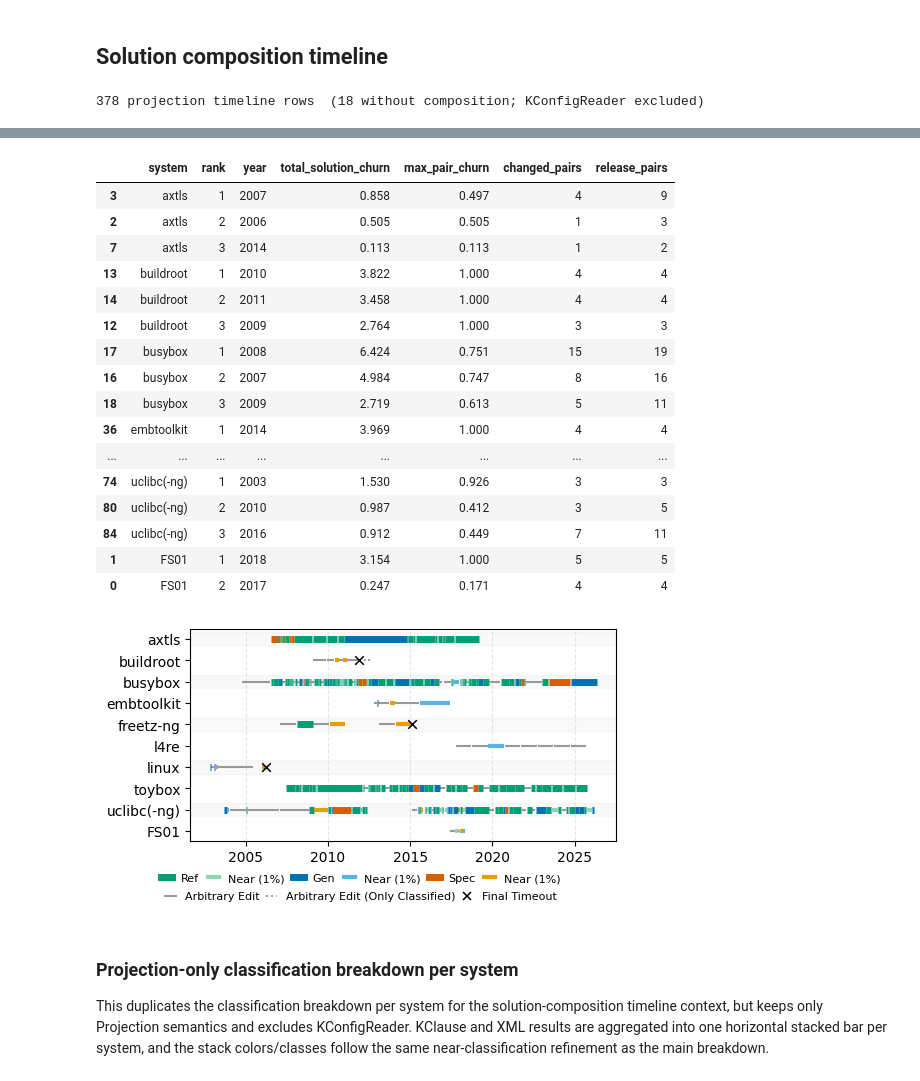
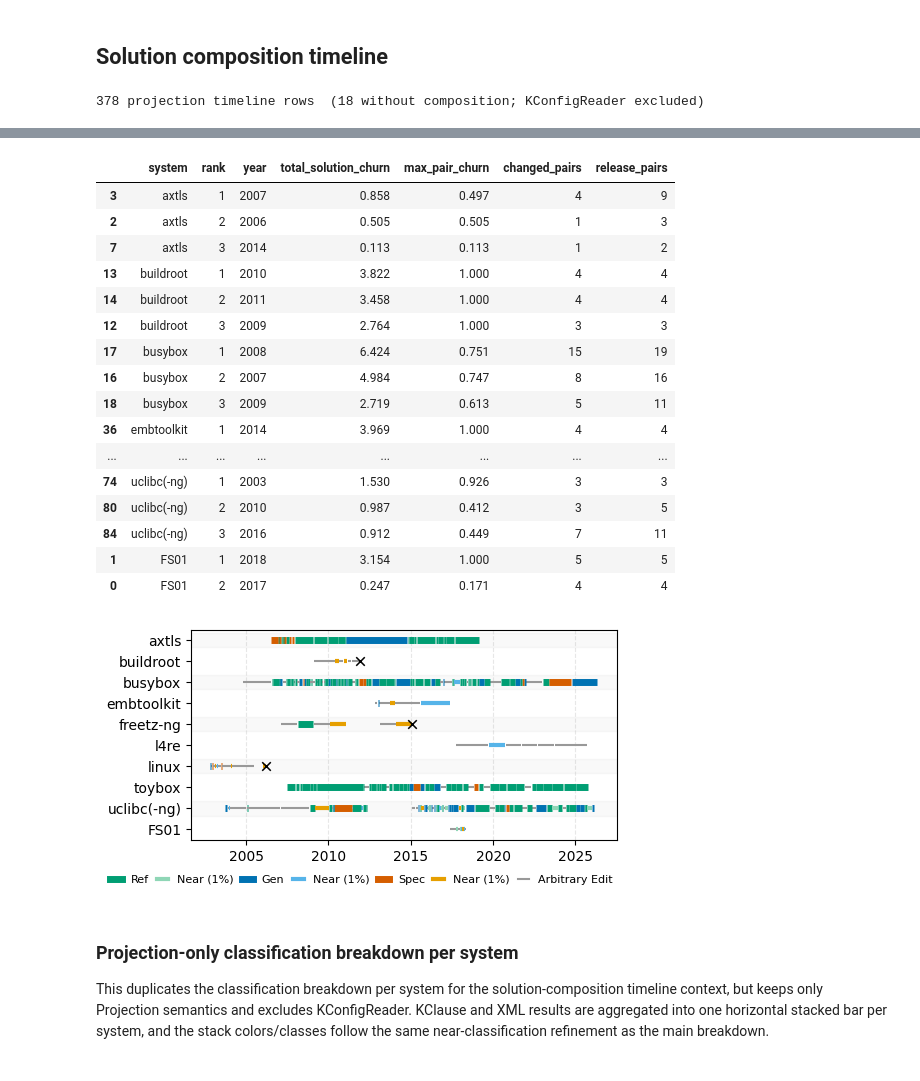
Before and after one commit to ekuiter/torte, a Jupyter notebook: experiments/feature-model-differences/evaluation.ipynb, the cells around one changed output, grey strips where cells are left out. Cells and saved outputs as stored; diff of their text form; code cells hidden in the pictures.

```diff
--- a/experiments/feature-model-differences/evaluation.ipynb
+++ b/experiments/feature-model-differences/evaluation.ipynb
@@ -4051,8 +4051,6 @@ def _tl_detailed_class(row):
     # Convert the coarse classification plus solution shares into the same detailed
     # categories used by the classification distribution. Arbitrary edits with at
     # most _TL_NEAR_SHARE_THRESHOLD added/removed solutions become near classes.
-    if not row['has_comp'] and row['has_class']:
-        return 'Classified only'
     if not row['has_comp']:
         return 'No result'
     clf = row['classification']
@@ -4070,12 +4068,9 @@ def _tl_detailed_class(row):
     return 'Truly Arbitrary'
 
 def _seg_style(row):
-    # Quantified/classified rows receive semantic colors. Rows with only a coarse
-    # classification are drawn as a light dotted segment; rows without either result
+    # Quantified rows receive semantic colors. Rows without solution-composition data
     # are skipped but still contribute to the stop-marker check below.
     detailed = _tl_detailed_class(row)
-    if detailed == 'Classified only':
-        return COLOR['gray'], 1.4, ':'
     if detailed == 'No result':
         return None, None, None
     return _TL_DETAILED_COLORS.get(detailed, COLOR['gray']), _TL_LINE_WIDTH.get(detailed, 1.5), 'solid'
@@ -4298,7 +4293,7 @@ _xml_sys     = sorted(set(_tl_plot.loc[_tl_plot['extractor'] == 'xml', 'system']
 _kfg_sys     = [s for s in _kfg_sys_raw if s not in _SYS_MERGE]
 
 _PAIR_GAP  = 0.65
-_SYS_STEP  = 1.10
+_SYS_STEP  = 1.00
 _XML_EXTRA = 0.0
 
 _y_map2     = {}
@@ -4337,7 +4332,7 @@ _SEG_GAP_MIN_VISIBLE_DAYS = 7
 # The figure is deliberately narrow and tall: time runs left-to-right, while the
 # main comparison is the vertical stack of systems. The legend is kept below the
 # axes so it does not widen the exported PDF.
-_per_row_h = 0.21 * len(_ytick_pos) + 0.95
+_per_row_h = 0.195 * len(_ytick_pos) + 0.95
 
 fig, ax = plt.subplots(1, 1, figsize=(5.4, _per_row_h))
 
@@ -4399,9 +4394,8 @@ ax.xaxis.set_major_formatter(_mdates.DateFormatter('%Y'))
 ax.tick_params(axis='x', rotation=0, labelsize=10)
 
 # ── legend ────────────────────────────────────────────────────────────────────
-# Use a two-row legend. The first row exactly mirrors the compact classification
-# legend from the distribution diagram; the second row contains timeline-specific
-# context markers. Projection is implicit in the figure and therefore not listed.
+# Projection is implicit in the figure. The final-timeout marker remains in the
+# plot, but is omitted from the legend to keep the legend compact.
 _TL_LEGEND_LABELS = {
     'Refactoring': 'Ref',
     'Near Refactoring': 'Near (1%)',
@@ -4411,42 +4405,23 @@ _TL_LEGEND_LABELS = {
     'Near Specialization': 'Near (1%)',
     'Truly Arbitrary': 'Arbitrary Edit',
 }
-_class_line_handles = [
+_legend_handles = [
     _mlines.Line2D([], [], color=_TL_DETAILED_COLORS[c], lw=_TL_LINE_WIDTH.get(c, 1.5), ls='-', label=_TL_LEGEND_LABELS.get(c, c))
     for c in _TL_DETAILED_ORDER
-    if c != 'Truly Arbitrary'
-]
-_context_handles = [
-    _mlines.Line2D([], [], color=_TL_DETAILED_COLORS['Truly Arbitrary'], lw=_TL_LINE_WIDTH['Truly Arbitrary'],
-                   ls='-', label=_TL_LEGEND_LABELS['Truly Arbitrary']),
-    _mlines.Line2D([], [], color=COLOR['gray'], lw=1.4, ls=':', label='Arbitrary Edit (Only Classified)'),
-    _mlines.Line2D([], [], color=COLOR['black'], marker='x', ls='None',
-                   markersize=6, markeredgewidth=1.1, label='Final Timeout'),
 ]
 fig.legend(
-    _class_line_handles,
-    [h.get_label() for h in _class_line_handles],
+    _legend_handles,
+    [h.get_label() for h in _legend_handles],
     loc='lower center',
-    ncol=len(_class_line_handles),
+    ncol=len(_legend_handles),
     fontsize=8,
     frameon=False,
     handlelength=1.0,
     columnspacing=0.75,
-    bbox_to_anchor=(0.5, 0.085),
-)
-fig.legend(
-    _context_handles,
-    [h.get_label() for h in _context_handles],
-    loc='lower center',
-    ncol=len(_context_handles),
-    fontsize=8,
-    frameon=False,
-    handlelength=1.0,
-    columnspacing=0.55,
-    bbox_to_anchor=(0.5, 0.025),
+    bbox_to_anchor=(0.5, 0.035),
 )
 
-fig.tight_layout(rect=[0, 0.13, 1, 1])
+fig.tight_layout(rect=[0, 0.09, 1, 1])
 fig.savefig(paper_image_dir / 'solution-composition-timeline.pdf', bbox_inches='tight', pad_inches=0)
 plt.show()
 # %% [output]
@@ -4458,34 +4433,34 @@ plt.show()
 | 3 | buildroot | generalization | False | none | none | none | none | 0 | 0.00 | ... |
 | 4 | buildroot | specialization | False | none | none | none | none | 0 | 0.00 | ... |
 | 5 | buildroot | refactoring | False | none | none | none | none | 0 | 0.00 | ... |
 | 6 | busybox | generalization | True | busybox | KClause | 2012-04-22 | 2016-10-07 | 1629 | 4.46 | ... |
 | 7 | busybox | specialization | True | busybox | KClause | 2023-01-03 | 2024-09-26 | 632 | 1.73 | ... |
 | 8 | busybox | refactoring | True | busybox | KClause | 2018-07-01 | 2019-10-25 | 481 | 1.32 | ... |
 | 9 | embtoolkit | generalization | True | embtoolkit | KClause | 2015-07-31 | 2017-06-05 | 675 | 1.85 | ... |
 | ... | ... | ... | ... | ... | ... | ... | ... | ... | ... | ... |
 | 25 | uclibc(-ng) | specialization | True | uclibc | KClause | 2010-04-25 | 2011-06-08 | 409 | 1.12 | ... |
 | 26 | uclibc(-ng) | refactoring | True | uclibc-ng | KClause | 2018-11-14 | 2019-10-15 | 335 | 0.92 | ... |
 | 27 | FS01 | generalization | False | none | none | none | none | 0 | 0.00 | ... |
 | 28 | FS01 | specialization | False | none | none | none | none | 0 | 0.00 | ... |
 | 29 | FS01 | refactoring | False | none | none | none | none | 0 | 0.00 | ... |
 |  | system | rank | year | total_solution_churn | max_pair_churn | changed_pairs | release_pairs |
 | 3 | axtls | 1 | 2007 | 0.858 | 0.497 | 4 | 9 |
 | 2 | axtls | 2 | 2006 | 0.505 | 0.505 | 1 | 3 |
 | 7 | axtls | 3 | 2014 | 0.113 | 0.113 | 1 | 2 |
 | 13 | buildroot | 1 | 2010 | 3.822 | 1.000 | 4 | 4 |
 | 14 | buildroot | 2 | 2011 | 3.458 | 1.000 | 4 | 4 |
 | 12 | buildroot | 3 | 2009 | 2.764 | 1.000 | 3 | 3 |
 | 17 | busybox | 1 | 2008 | 6.424 | 0.751 | 15 | 19 |
 | 16 | busybox | 2 | 2007 | 4.984 | 0.747 | 8 | 16 |
 | 18 | busybox | 3 | 2009 | 2.719 | 0.613 | 5 | 11 |
 | 36 | embtoolkit | 1 | 2014 | 3.969 | 1.000 | 4 | 4 |
 | ... | ... | ... | ... | ... | ... | ... | ... |
 | 74 | uclibc(-ng) | 1 | 2003 | 1.530 | 0.926 | 3 | 3 |
 | 80 | uclibc(-ng) | 2 | 2010 | 0.987 | 0.412 | 3 | 5 |
 | 84 | uclibc(-ng) | 3 | 2016 | 0.912 | 0.449 | 7 | 11 |
 | 1 | FS01 | 1 | 2018 | 3.154 | 1.000 | 5 | 5 |
 | 0 | FS01 | 2 | 2017 | 0.247 | 0.171 | 4 | 4 |
-[figure, old version]
+[figure, new version]
 # %% [markdown]
 ### Projection-only classification breakdown per system
 
```
